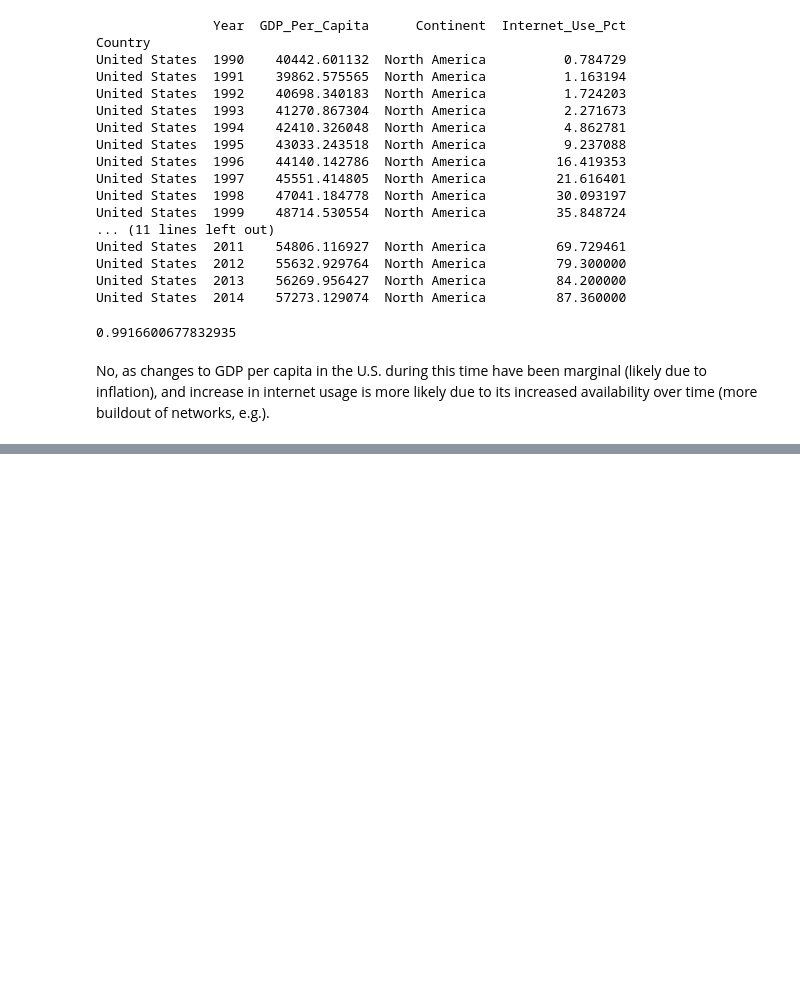
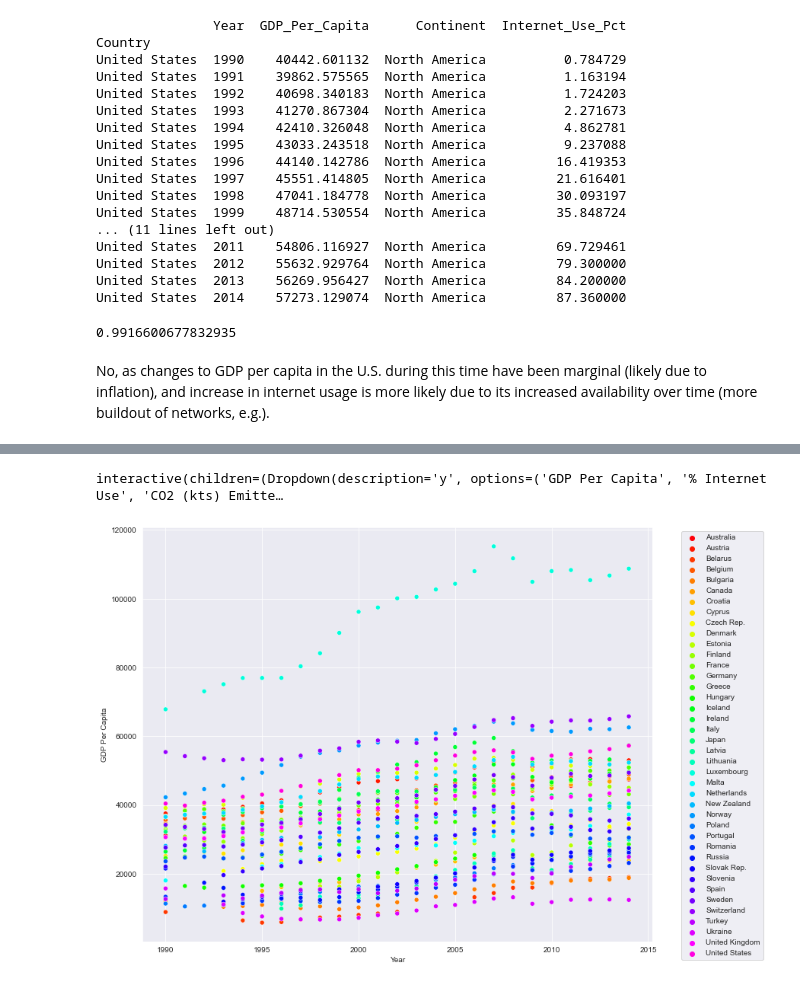
Before and after one commit to nss-data-science-cohort-5/un_exploration-charre2021, a Jupyter notebook: notebooks/UN_Data_Exploration.ipynb, the cells around one changed output, grey strips where cells are left out. Saved outputs shown, nothing was run; the diff lists cells and outputs as text; code cells hidden in the pictures; blank space fills up the shorter version.

```diff
--- a/notebooks/UN_Data_Exploration.ipynb
+++ b/notebooks/UN_Data_Exploration.ipynb
@@ -400,4 +399,5 @@ United States  2014    57273.129074  North America         87.360000
 # %% [markdown]
 No, as changes to GDP per capita in the U.S. during this time have been marginal (likely due to inflation), and increase in internet usage is more likely due to its increased availability over time (more buildout of networks, e.g.).
 # %%
-# Solo Exploration and Presentation, Part 1
+emissions = pd.read_csv("../data/CO2 Emissions.csv", names = ['Country', 'Year', 'CO2 (kts) Emitted'], header = 0)
+emissions.info()
@@ -405,0 +499,11 @@ No, as changes to GDP per capita in the U.S. during this time have been marginal
+# %%
+fig, ax = plt.subplots(figsize=(12, 10))
+sns.set_style('darkgrid')
+
+@interact(y = relevant_variables)
+def make_scatter(y):
+    sns.scatterplot(x = 'Year', y = y, data = gaiu_emissions, hue = 'Country', palette = 'gist_rainbow')
+    plt.legend(bbox_to_anchor = (1.05, 1))
+# %% [output]
+interactive(children=(Dropdown(description='y', options=('GDP Per Capita', '% Internet Use', 'CO2 (kts) Emitte…
+[figure, added]
```
Also changed, not shown: parts of 18 cells of this notebook.
